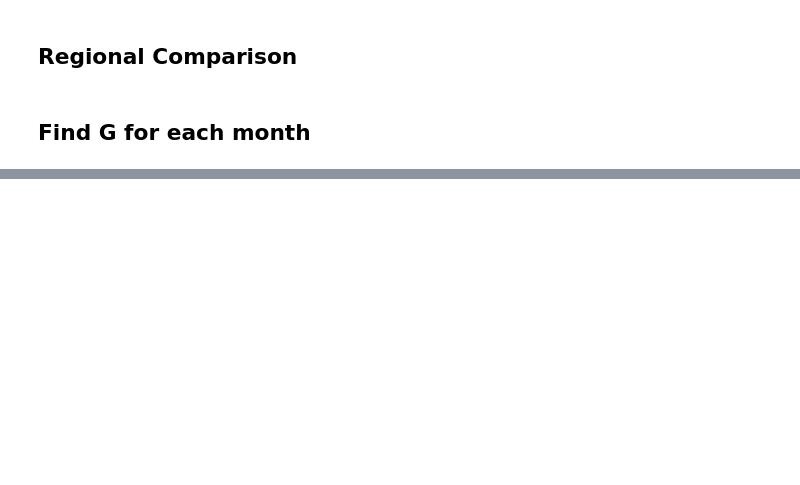
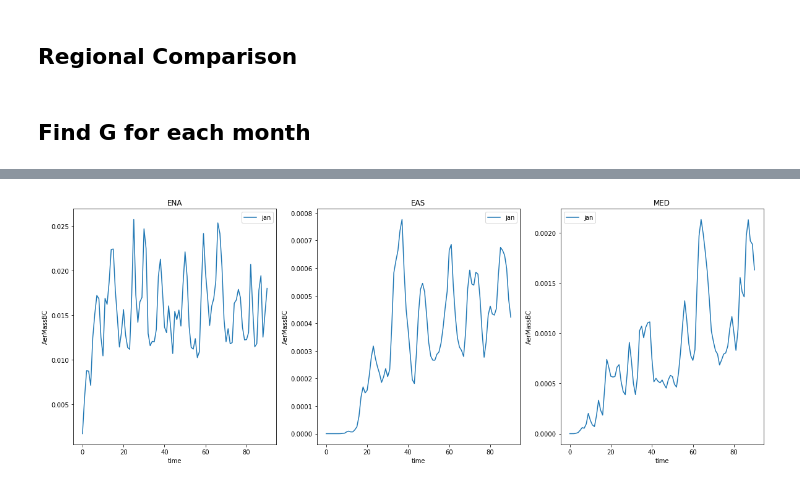
Before and after one commit to lfreese/BC-IRF, a Jupyter notebook: GC_monthly_regional-mean.ipynb, the cells around one changed output, grey strips where cells are left out. Cells and saved outputs as stored; diff of their text form; code cells hidden in the pictures; blank space fills up the shorter version.

```diff
--- a/GC_monthly_regional-mean.ipynb
+++ b/GC_monthly_regional-mean.ipynb
@@ -167,0 +145,12 @@ for r in full_loc:
+# %%
+fig = plt.figure(figsize=(20,7))
+for idx, r in enumerate(['ENA','EAS','MED']):
+    ax = fig.add_subplot(1,3,idx+1)
+    for idx, month in enumerate(months):
+        GC_out[month][r].plot(label = month, ax = ax)
+        plt.legend()
+        plt.title(r)
+        #plt.ylim(0.00011,0.00017)
+plt.savefig('figures/regions_months_G_zoomed.png', bbox_inches = 'tight')
+# %% [output]
+[figure, added]
```
Also changed, not shown: parts of 8 cells of this notebook, 42 other files.
